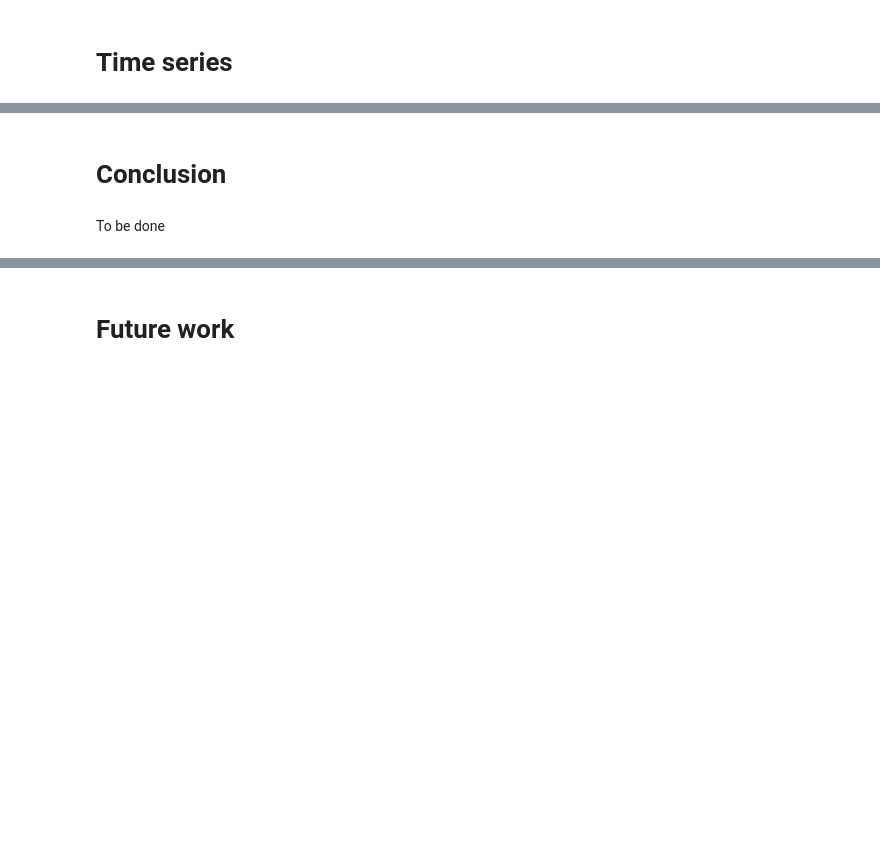
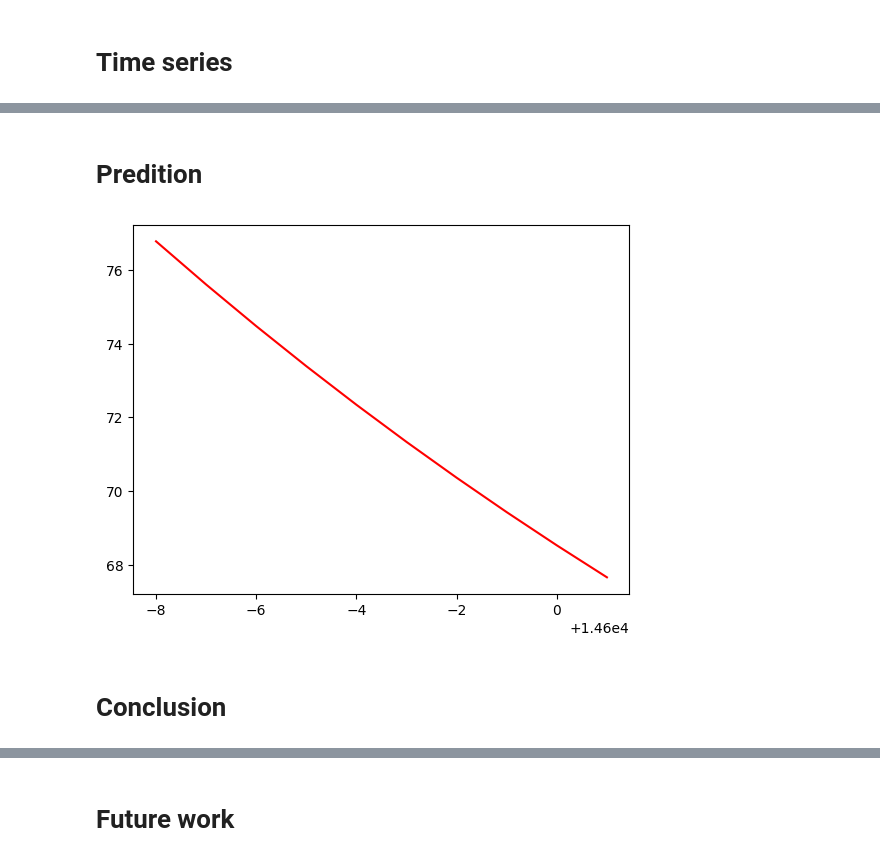
Before and after one commit to Shauun-Cheeng/Smart-City, a Jupyter notebook: smart-city-traffic-patterns.ipynb, the cells around one changed output, grey strips where cells are left out. Drawn from its saved outputs; the diff is of its cells as text; code cells hidden in the pictures; blank space fills up the shorter version.

```diff
--- a/smart-city-traffic-patterns.ipynb
+++ b/smart-city-traffic-patterns.ipynb
@@ -214,4 +277,17 @@ model_fit.plot_diagnostics()
+# %% [markdown]
+# Predition
+# %%
+# Establish ARIMA model
+model = ARIMA(junc1['Vehicles'], order=(1,0,0))  # p, d, q 為模型參數
+model_fit = model.fit()
+
+# Make prediction
+forecast = model_fit.forecast(steps=10)
+
+# Visiualize
+plt.plot(forecast, color='red')
+plt.show()
+# %% [output]
+[figure, added]
 # %% [markdown]
 # Conclusion
-# %% [markdown]
-To be done
```
Also changed, not shown: parts of 12 cells of this notebook.
